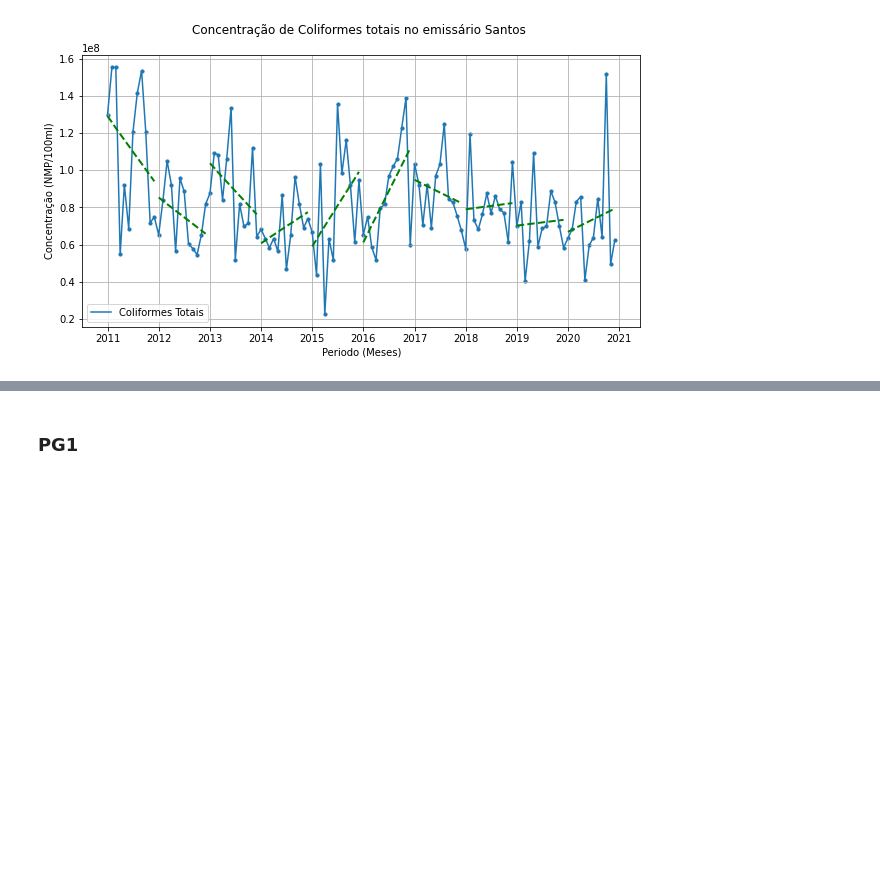
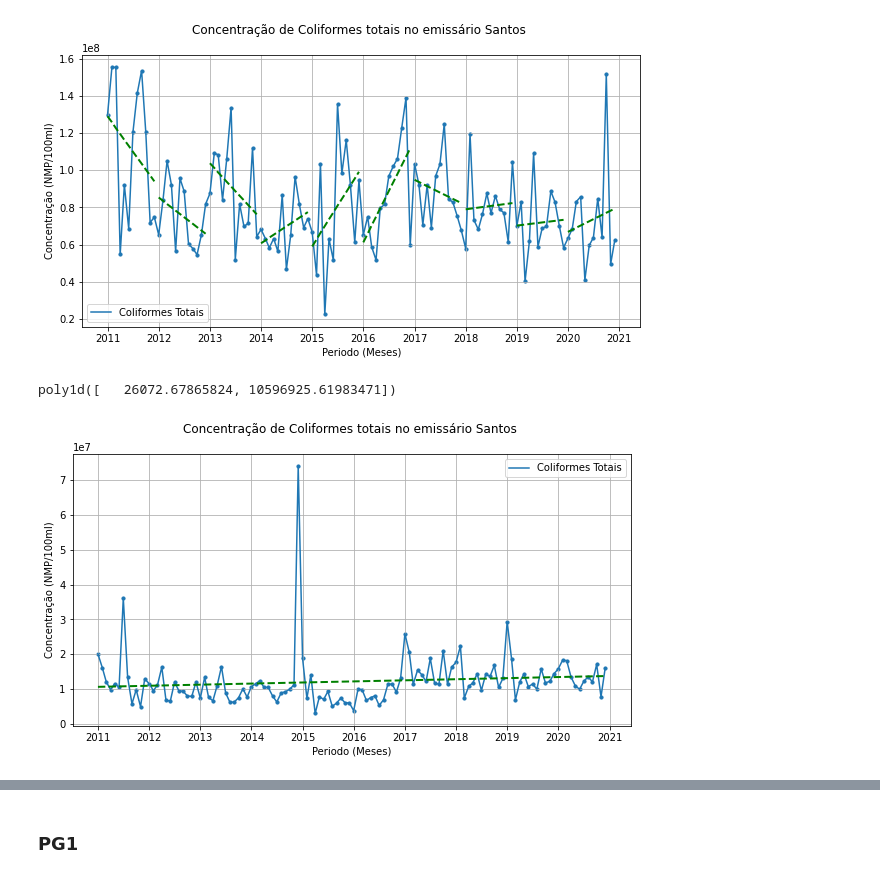
Before and after one commit to CostaNathan/doctorate, a Jupyter notebook: emissarios_dados.ipynb, the cells around one changed output, grey strips where cells are left out. Saved outputs shown, nothing was run; the diff lists cells and outputs as text; code cells hidden in the pictures; blank space fills up the shorter version.

```diff
--- a/emissarios_dados.ipynb
+++ b/emissarios_dados.ipynb
@@ -350,3 +334,37 @@ plt.legend(loc='best')
 plt.grid()
 # %% [output]
 [figure]
+# %%
+# Regression analysis - Unified for all years (E. coli)
+
+datestring2 = pd.DatetimeIndex(datestring[2:]) # Converting to DatetimeIndex to manipulate accordingly
+months = datestring2.month[0:12] # Simulate one year
+year = []
+
+for i in range (len(datestring2)):
+  year.append(i) # Represent the amount of months analyzed over N years
+
+def regressao_unif_ec():
+  a = np.zeros(1)
+  b = np.zeros(1)
+
+  a, b = np.polyfit(year, ct_ecoli_interpolate.xs('E_Coli',level = 'Parâmetro', axis = 1)['Santos'], 1)
+  ec_santos_linear_unif = np.poly1d((a,b))
+
+  return ec_santos_linear_unif
+
+regressao_unif_ec()
+# %% [output]
+poly1d([   26072.67865824, 10596925.61983471])
+# %%
+plt.figure(figsize = (10,5))
+plt.plot(ct_ecoli_interpolate.index, ct_ecoli_interpolate.xs('E_Coli',level = 'Parâmetro', axis = 1)['Santos'], label = 'Coliformes Totais')
+plt.scatter(ct_ecoli_interpolate.index, ct_ecoli_interpolate.xs('E_Coli',level = 'Parâmetro', axis = 1)['Santos'], s = 10 )
+plt.plot( ct_ecoli_interpolate.index, regressao_unif_ec()(year), 'green', linestyle = '--', linewidth = 2) #, label = 'Regressão linear - 2011 ~ 2020')
+plt.xlabel('Periodo (Meses)')
+plt.ylabel('Concentração (NMP/100ml)')
+plt.title('Concentração de Coliformes totais no emissário Santos \n')
+plt.legend(loc='best')
+plt.grid()
+# %% [output]
+[figure, added]
```
Also changed, not shown: parts of 5 cells of this notebook.
